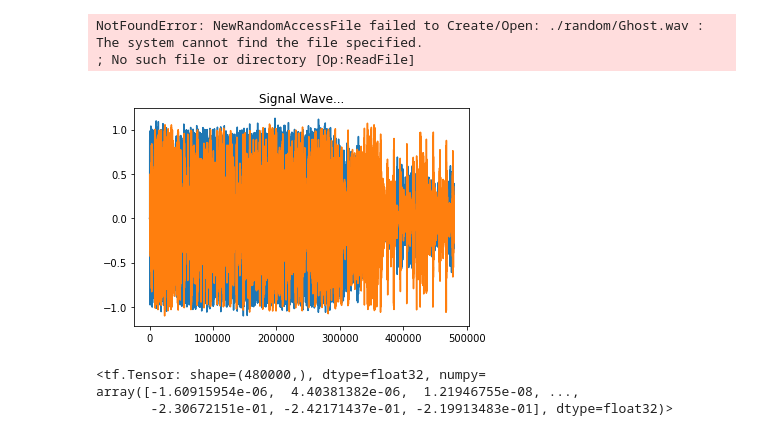
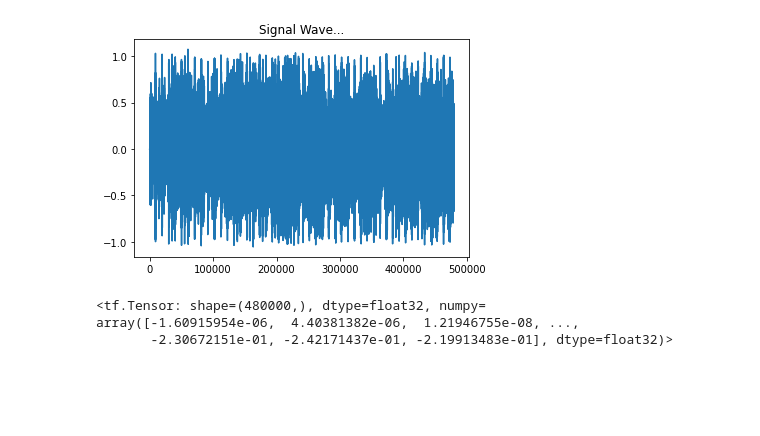
Before and after one commit to GaelGil/music-comparison, a Jupyter notebook: song_classification.ipynb, the cells around one changed output. Drawn from its saved outputs; the diff is of its cells as text; code cells hidden in the pictures; blank space fills up the shorter version.

```diff
--- a/song_classification.ipynb
+++ b/song_classification.ipynb
@@ -17,18 +17,13 @@ def load_wav_16k_mono(filename):
     wav = tfio.audio.resample(wav, rate_in=sample_rate, rate_out=16000)
     return wav
 # %%
-ghost_wav = load_wav_16k_mono('./random/Ghost.wav')
-baby_one_more_time_wav = load_wav_16k_mono('./random/baby_one_more_time.wav')
+bb = load_wav_16k_mono('./audio_data/metal_wav/back in black.wav')
-# %% [output]
-NotFoundError: NewRandomAccessFile failed to Create/Open: ./random/Ghost.wav : The system cannot find the file specified.
-; No such file or directory [Op:ReadFile]
 # %%
 plt.title("Signal Wave...")
-plt.plot(ghost_wav)
-plt.plot(baby_one_more_time_wav)
+plt.plot(bb)
 plt.show()
 # %% [output]
-[figure, old version]
+[figure, new version]
 # %%
 ghost_wav
 # %% [output]
```
Also changed, not shown: parts of 3 cells of this notebook.
